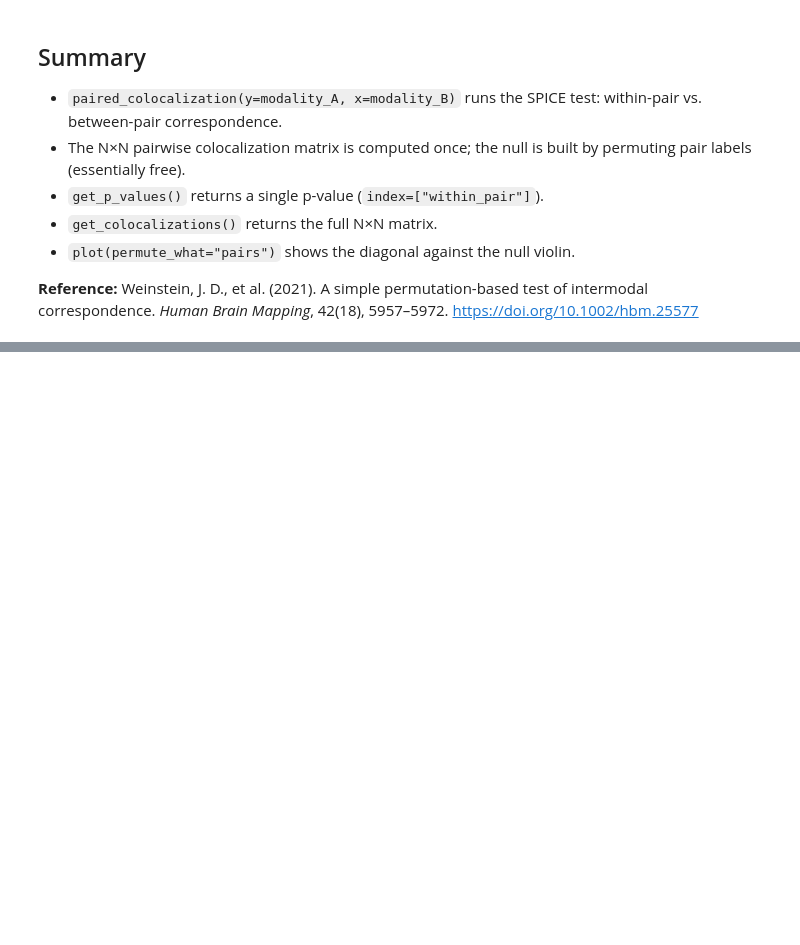
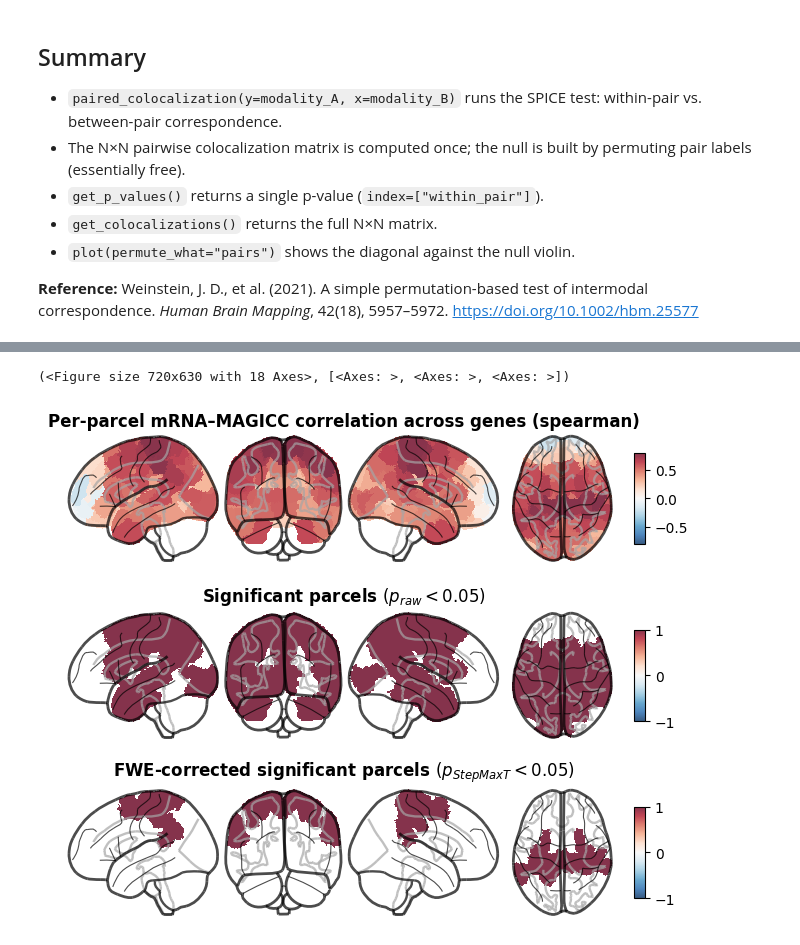
Before and after one commit to LeonDLotter/NiSpace, a Jupyter notebook: docs/nb_introduction/intro13_paired_colocalization.ipynb, the cells around one changed output, grey strips where cells are left out. Saved outputs shown, nothing was run; the diff lists cells and outputs as text; code cells hidden in the pictures; blank space fills up the shorter version.

Commit message:
FEAT/DOCS: add within_region correlation, update bench nbs

```diff
--- a/docs/nb_introduction/intro13_paired_colocalization.ipynb
+++ b/docs/nb_introduction/intro13_paired_colocalization.ipynb
@@ -202,0 +237,22 @@ The only requirement is that the two modalities have matching rows (same N, same
+# %%
+nsp2 = correlate_within_region(
+    x=magicc_ct,
+    y=mrna_ct,
+    parcellation="Yan200",
+    standardize=False,  # see note above: per-map z-scoring would distort this axis
+    method="spearman",
+    n_perm=10000,
+    seed=42,
+)
+
+out = nsp2.get_within_region_correlations(mc_method="step_maxT")
+rho, p_raw, p_corr = out["stat"].squeeze(), out["p"].squeeze(), out["p_corr"].squeeze()
+
+print(f"Parcels tested: {len(rho)}")
+print(f"Raw p < 0.05:                          {(p_raw < 0.05).sum()} parcels")
+print(f"step_maxT-significant (FWER-controlled): {(p_corr < 0.05).sum()} parcels")
+print(f"Strongest parcel: {rho.idxmax()} (rho={rho.max():.3f}, p_corr={p_corr[rho.idxmax()]:.4f})")
+
+# single global test across all 200 parcels at once, for comparison
+omni = nsp2.get_within_region_correlations_omnibus(omnibus_stat="absrho")
+print(f"\nOmnibus test (absrho): stat={omni['stat']:.3f}, p={omni['p']:.4f}")
@@ -202,0 +271,11 @@ The only requirement is that the two modalities have matching rows (same N, same
+# %%
+# the per-parcel statistic is a full brain map -- unlike SPICE, which has no
+# spatial output at all (just an N×N matrix and one p-value)
+brainplot(
+    [rho, p_raw < 0.05, p_corr < 0.05],
+    parcellation="Yan200",
+    title=["Per-parcel mRNA–MAGICC correlation across genes (spearman)",
+           "Significant parcels $(p_{raw}<0.05)$",
+           "FWE-corrected significant parcels $(p_{StepMaxT}<0.05)$"]
+)
+# %% [output]
@@ -202,0 +290,2 @@ The only requirement is that the two modalities have matching rows (same N, same
+(<Figure size 720x630 with 18 Axes>, [<Axes: >, <Axes: >, <Axes: >])
+[figure, added]
```
Also changed, not shown: parts of 13 cells of this notebook, 22 other files.
